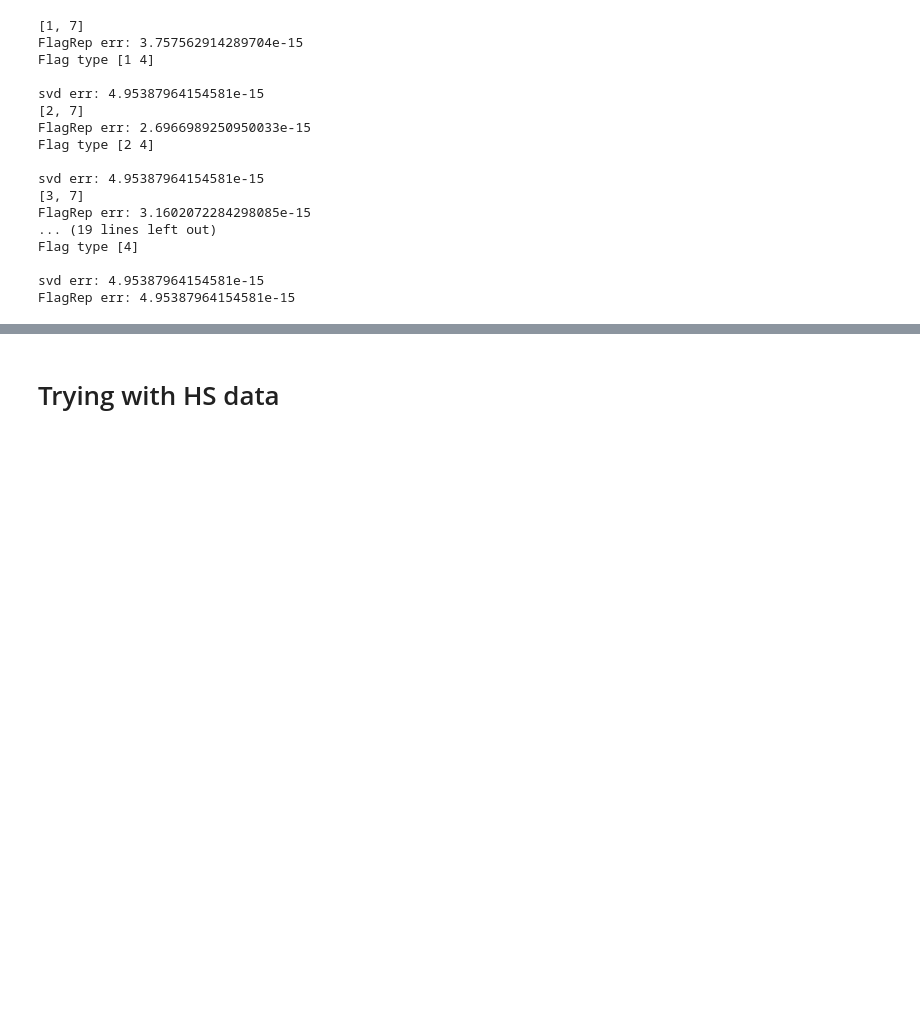
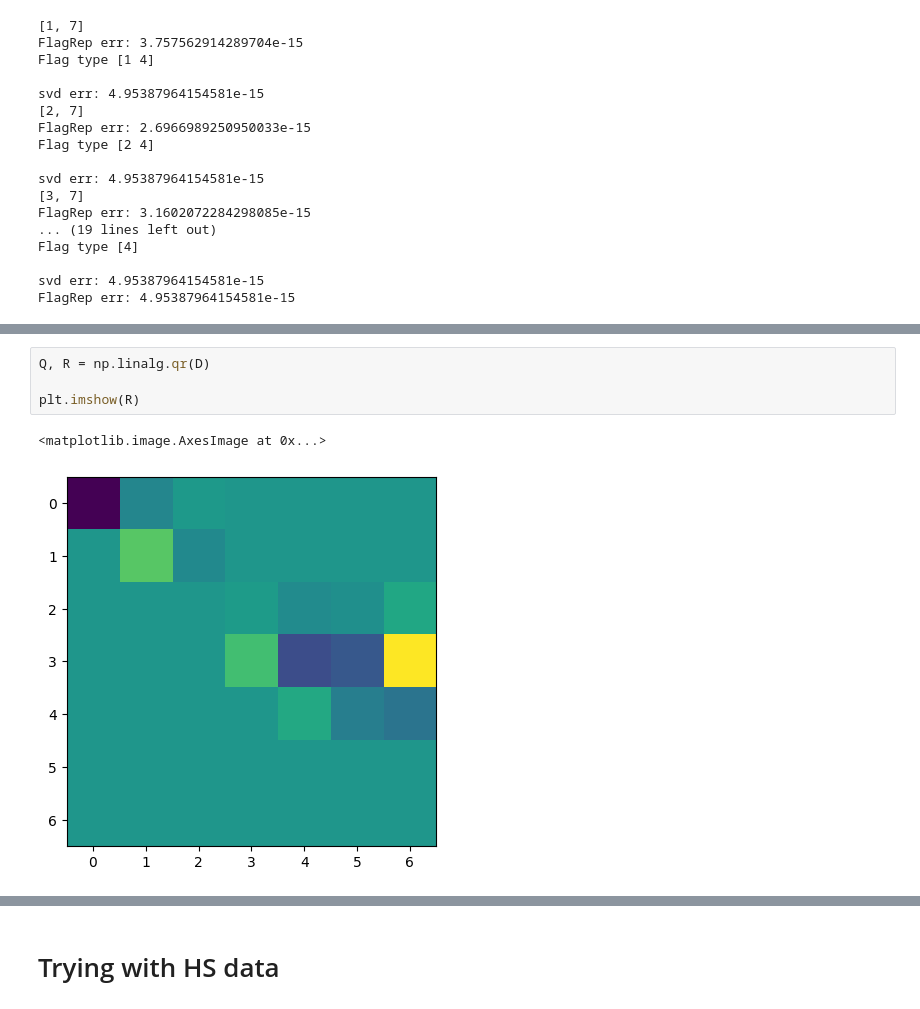
Before and after one commit to tolgabirdal/FlagManifoldsV3, a Jupyter notebook: python/scratch.ipynb, the cells around one changed output, grey strips where cells are left out. Drawn from its saved outputs; the diff is of its cells as text; blank space fills up the shorter version.

```diff
--- a/python/scratch.ipynb
+++ b/python/scratch.ipynb
@@ -116,0 +148,7 @@ FlagRep err: 4.95387964154581e-15
+# %%
+Q, R = np.linalg.qr(D)
+
+plt.imshow(R)
+# %% [output]
+<matplotlib.image.AxesImage at 0x...>
+[figure, added]
```
Also changed, not shown: parts of 11 cells of this notebook, 1 other file.
